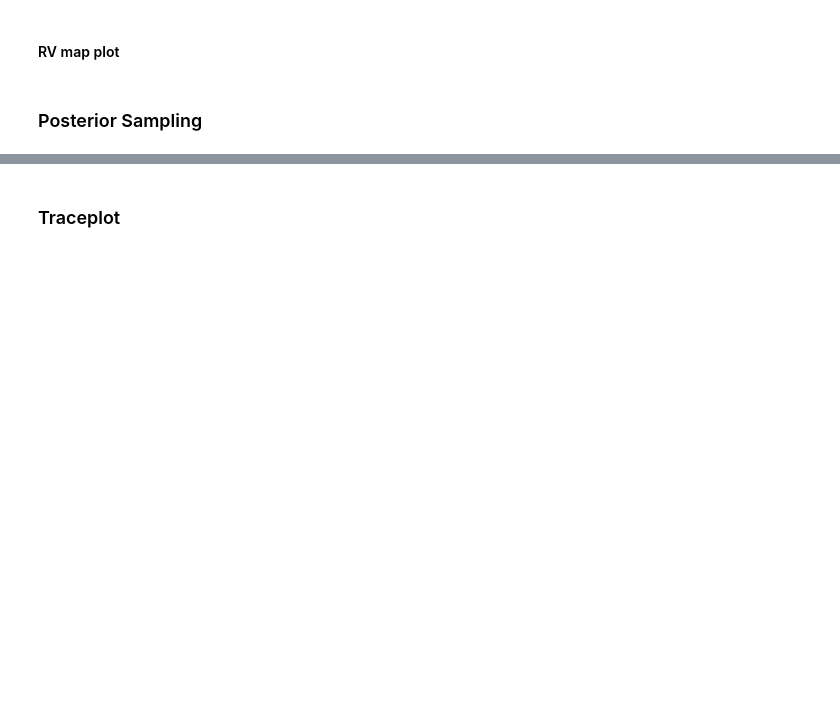
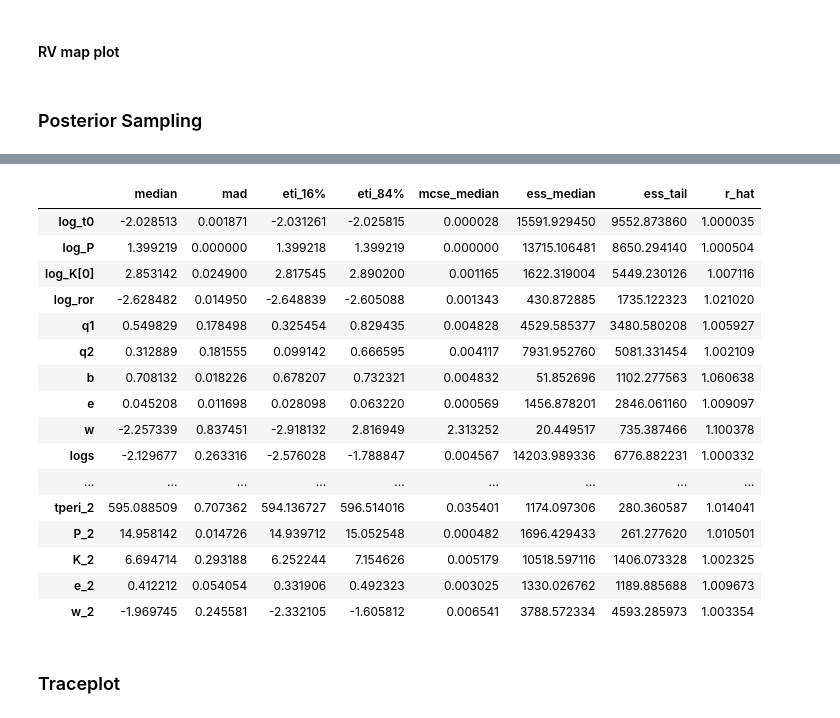
Before and after one commit to juanserrano90/paper-toi4438, a Jupyter notebook: code/toi442_joint_model.ipynb, the cells around one changed output, grey strips where cells are left out. Drawn from its saved outputs; the diff is of its cells as text; code cells hidden in the pictures; blank space fills up the shorter version.

```diff
--- a/code/toi442_joint_model.ipynb
+++ b/code/toi442_joint_model.ipynb
@@ -901,7 +1093,7 @@ version_names = ['offset', 'drift', 'SHO-GP', 'SHO-GP+drift', 'QP-GP', 'QP-GP+dr
 
 n_planets = 2
 
-version = 2
+version = 0
 
 # v0 and v1 2 planets with P2 uniform between 14 and 18 (0 to 20 was difficult to sample)
 # v2,3,4,5 with two planets and P2 uniform between 14 and 18 doesnt converge
@@ -1345,12 +1554,12 @@ rv_inst_names
 # %% [markdown]
 ### Posterior Sampling
 # %%
-# with model:
-#     trace = pm.sample(
-#         draws=1000,
-#         tune=1000,
-#         initvals=map_soln,
-#         chains=4,
-#         target_accept=0.95,
-#         init="adapt_full",
-#     )
+with model:
+    trace = pm.sample(
+        draws=3000,
+        tune=3000,
+        initvals=map_soln,
+        chains=4,
+        target_accept=0.95,
+        init="adapt_full",
+    )
@@ -1362,15 +1589,15 @@ rv_inst_names
 # %%
 # # # trace to save
-# if circular:
-#     az.to_netcdf(trace, f'./saves/toi442/trace.global{star_name}_v{version}_{version_names[version]}_{n_planets}planets_circular.save')
-# else:
-#     az.to_netcdf(trace, f'./saves/toi442/trace.global{star_name}_v{version}_{version_names[version]}_{n_planets}planets.save')
+if circular:
+    az.to_netcdf(trace, f'./saves/toi442/trace.global{star_name}_v{version}_{version_names[version]}_{n_planets}planets_circular.save')
+else:
+    az.to_netcdf(trace, f'./saves/toi442/trace.global{star_name}_v{version}_{version_names[version]}_{n_planets}planets_mm.save')
 
 # save to trace
-if circular:
-    trace = az.from_netcdf(f'./saves/toi442/trace.global{star_name}_v{version}_{version_names[version]}_{n_planets}planets_circular.save')
-else:
-    trace = az.from_netcdf(f'./saves/toi442/trace.global{star_name}_v{version}_{version_names[version]}_{n_planets}planets.save')
+# if circular:
+#     trace = az.from_netcdf(f'./saves/toi442/trace.global{star_name}_v{version}_{version_names[version]}_{n_planets}planets_circular.save')
+# else:
+#     trace = az.from_netcdf(f'./saves/toi442/trace.global{star_name}_v{version}_{version_names[version]}_{n_planets}planets.save')
 # %%
 # trace.isel(chain=[1, 2, 3], groups="posterior_groups", inplace=True)
 # %%
@@ -1379,35 +1606,53 @@ if version in [0,1]:
         var_names = ["log_t0","log_P","log_K","log_ror","q1","q2","b","e","w","logs","log_sigmas","means"]
     elif n_planets == 2:
         if circular:
             var_names = ["log_t0","log_P","log_K","log_ror","q1","q2","b","e","w","logs","log_sigmas","means",
                          "tperi_2","P_2","K_2"]
         else:
             var_names = ["log_t0","log_P","log_K","log_ror","q1","q2","b","e","w","logs","log_sigmas","means",
                          "tperi_2","P_2","K_2","e_2","w_2"]
 elif version in [2, 3]:
     if n_planets == 1:
         var_names = ["log_t0","log_P","log_K","log_ror","q1","q2","b","e","w","logs","log_sigmas","means","sigma_gp","log_rho_gp"]
     elif n_planets == 2:
         if circular:
             var_names = ["log_t0","log_P","log_K","log_ror","q1","q2","b","e","w","logs","log_sigmas","means","sigma_gp","log_rho_gp",
                          "tperi_2","P_2","K_2"]
         else:
             var_names = ["log_t0","log_P","log_K","log_ror","q1","q2","b","e","w","logs","log_sigmas","means","sigma_gp","log_rho_gp",
-                         "tperi_2","P_2","K_2","e_2","w_2"]
+                         "tperi_2","P_2","K_2","e_2","w_2", "lambda_2"]
 elif version in [4, 5]:
     if n_planets == 1:
         var_names = ["log_t0","log_P","log_K","log_ror","q1","q2","b","e","w","logs","log_sigmas","means",
                      "sigma_gp","log_Q0","log_dQ","f","gp_period"]
     elif n_planets == 2:
         if circular:
             var_names = ["log_t0","log_P","log_K","log_ror","q1","q2","b","e","w","logs","log_sigmas","means",
                         "sigma_gp","log_Q0","log_dQ","f","gp_period","tperi_2","P_2","K_2"]
         else:
             var_names = ["log_t0","log_P","log_K","log_ror","q1","q2","b","e","w","logs","log_sigmas","means",
-                        "sigma_gp","log_Q0","log_dQ","f","gp_period","tperi_2","P_2","K_2","e_2","w_2"]
+                        "sigma_gp","log_Q0","log_dQ","f","gp_period","tperi_2","P_2","K_2","e_2","w_2", "lambda_2"]
 summary = az.summary(trace, kind='all', hdi_prob=0.68,
                      round_to=6, stat_focus='median', var_names=var_names)
 summary
+# %% [output]
+|  | median | mad | eti_16% | eti_84% | mcse_median | ess_median | ess_tail | r_hat |
+| log_t0 | -2.028513 | 0.001871 | -2.031261 | -2.025815 | 0.000028 | 15591.929450 | 9552.873860 | 1.000035 |
+| log_P | 1.399219 | 0.000000 | 1.399218 | 1.399219 | 0.000000 | 13715.106481 | 8650.294140 | 1.000504 |
+| log_K[0] | 2.853142 | 0.024900 | 2.817545 | 2.890200 | 0.001165 | 1622.319004 | 5449.230126 | 1.007116 |
+| log_ror | -2.628482 | 0.014950 | -2.648839 | -2.605088 | 0.001343 | 430.872885 | 1735.122323 | 1.021020 |
+| q1 | 0.549829 | 0.178498 | 0.325454 | 0.829435 | 0.004828 | 4529.585377 | 3480.580208 | 1.005927 |
+| q2 | 0.312889 | 0.181555 | 0.099142 | 0.666595 | 0.004117 | 7931.952760 | 5081.331454 | 1.002109 |
+| b | 0.708132 | 0.018226 | 0.678207 | 0.732321 | 0.004832 | 51.852696 | 1102.277563 | 1.060638 |
+| e | 0.045208 | 0.011698 | 0.028098 | 0.063220 | 0.000569 | 1456.878201 | 2846.061160 | 1.009097 |
+| w | -2.257339 | 0.837451 | -2.918132 | 2.816949 | 2.313252 | 20.449517 | 735.387466 | 1.100378 |
+| logs | -2.129677 | 0.263316 | -2.576028 | -1.788847 | 0.004567 | 14203.989336 | 6776.882231 | 1.000332 |
+| ... | ... | ... | ... | ... | ... | ... | ... | ... |
+| tperi_2 | 595.088509 | 0.707362 | 594.136727 | 596.514016 | 0.035401 | 1174.097306 | 280.360587 | 1.014041 |
+| P_2 | 14.958142 | 0.014726 | 14.939712 | 15.052548 | 0.000482 | 1696.429433 | 261.277620 | 1.010501 |
+| K_2 | 6.694714 | 0.293188 | 6.252244 | 7.154626 | 0.005179 | 10518.597116 | 1406.073328 | 1.002325 |
+| e_2 | 0.412212 | 0.054054 | 0.331906 | 0.492323 | 0.003025 | 1330.026762 | 1189.885688 | 1.009673 |
+| w_2 | -1.969745 | 0.245581 | -2.332105 | -1.605812 | 0.006541 | 3788.572334 | 4593.285973 | 1.003354 |
 # %% [markdown]
 ### Traceplot
 # %%
```
Also changed, not shown: parts of 61 cells of this notebook, 35 other files.
